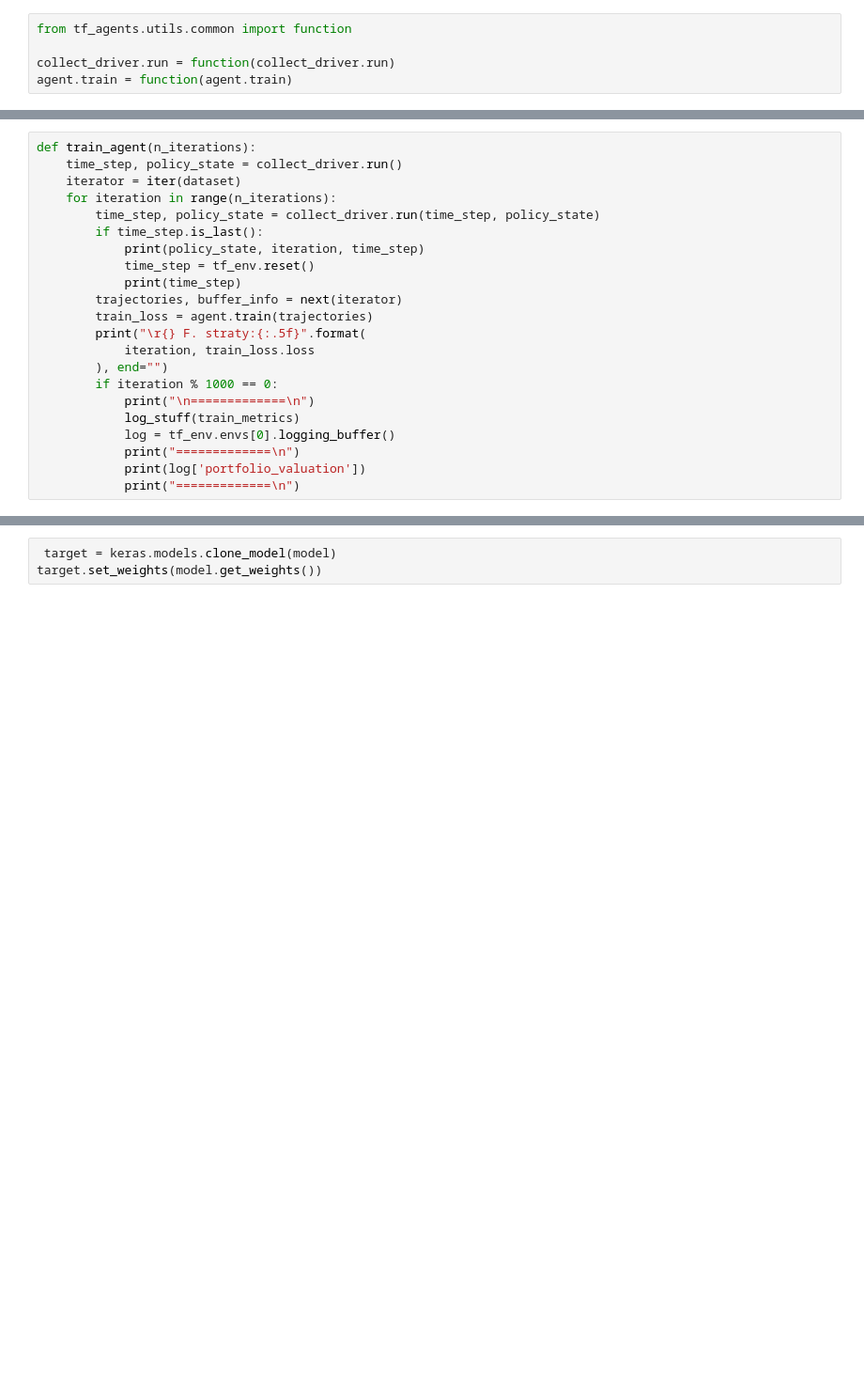
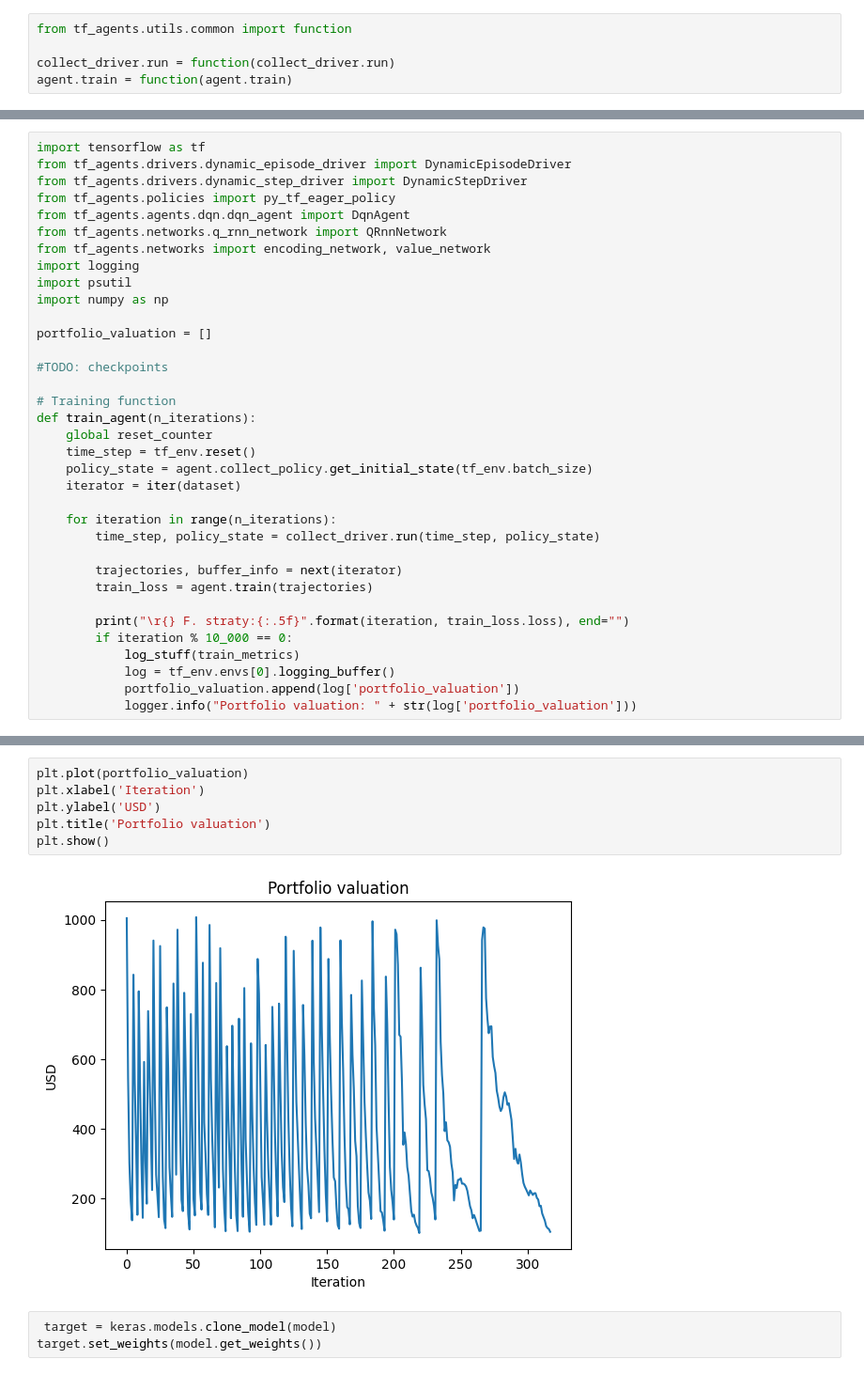
Before and after one commit to S4vyss/machine-learning, a Jupyter notebook: reinforcementagent.ipynb, the cells around one changed output, grey strips where cells are left out. Shown at 94% size. Drawn from its saved outputs; the diff is of its cells as text; blank space fills up the shorter version.

Commit message:
Kaggle Notebook | ReinforcementAgent | Version 6

```diff
--- a/reinforcementagent.ipynb
+++ b/reinforcementagent.ipynb
@@ -798,22 +657,35 @@ tf_env.reset()
 # %%
+import tensorflow as tf
+from tf_agents.drivers.dynamic_episode_driver import DynamicEpisodeDriver
+from tf_agents.drivers.dynamic_step_driver import DynamicStepDriver
+from tf_agents.policies import py_tf_eager_policy
+from tf_agents.agents.dqn.dqn_agent import DqnAgent
+from tf_agents.networks.q_rnn_network import QRnnNetwork
+from tf_agents.networks import encoding_network, value_network
+import logging
+import psutil
+import numpy as np
+
+portfolio_valuation = []
+
+#TODO: checkpoints
+
+# Training function
 def train_agent(n_iterations):
-    time_step, policy_state = collect_driver.run()
+    global reset_counter
+    time_step = tf_env.reset()
+    policy_state = agent.collect_policy.get_initial_state(tf_env.batch_size)
     iterator = iter(dataset)
+
     for iteration in range(n_iterations):
         time_step, policy_state = collect_driver.run(time_step, policy_state)
-        if time_step.is_last():
-            print(policy_state, iteration, time_step)
-            time_step = tf_env.reset()
-            print(time_step)
+
         trajectories, buffer_info = next(iterator)
         train_loss = agent.train(trajectories)
-        print("\r{} F. straty:{:.5f}".format(
-            iteration, train_loss.loss
-        ), end="")
-        if iteration % 1000 == 0:
-            print("\n=============\n")
+
+        print("\r{} F. straty:{:.5f}".format(iteration, train_loss.loss), end="")
+        if iteration % 10_000 == 0:
             log_stuff(train_metrics)
             log = tf_env.envs[0].logging_buffer()
-            print("=============\n")
-            print(log['portfolio_valuation'])
-            print("=============\n")
+            portfolio_valuation.append(log['portfolio_valuation'])
+            logger.info("Portfolio valuation: " + str(log['portfolio_valuation']))
@@ -822,3 +779,11 @@ train_agent(10_000_000)
+# %%
+plt.plot(portfolio_valuation)
+plt.xlabel('Iteration')
+plt.ylabel('USD')
+plt.title('Portfolio valuation')
+plt.show()
+# %% [output]
+[figure, added]
 # %%
  target = keras.models.clone_model(model)
 target.set_weights(model.get_weights())
```
Also changed, not shown: parts of 62 cells of this notebook.
